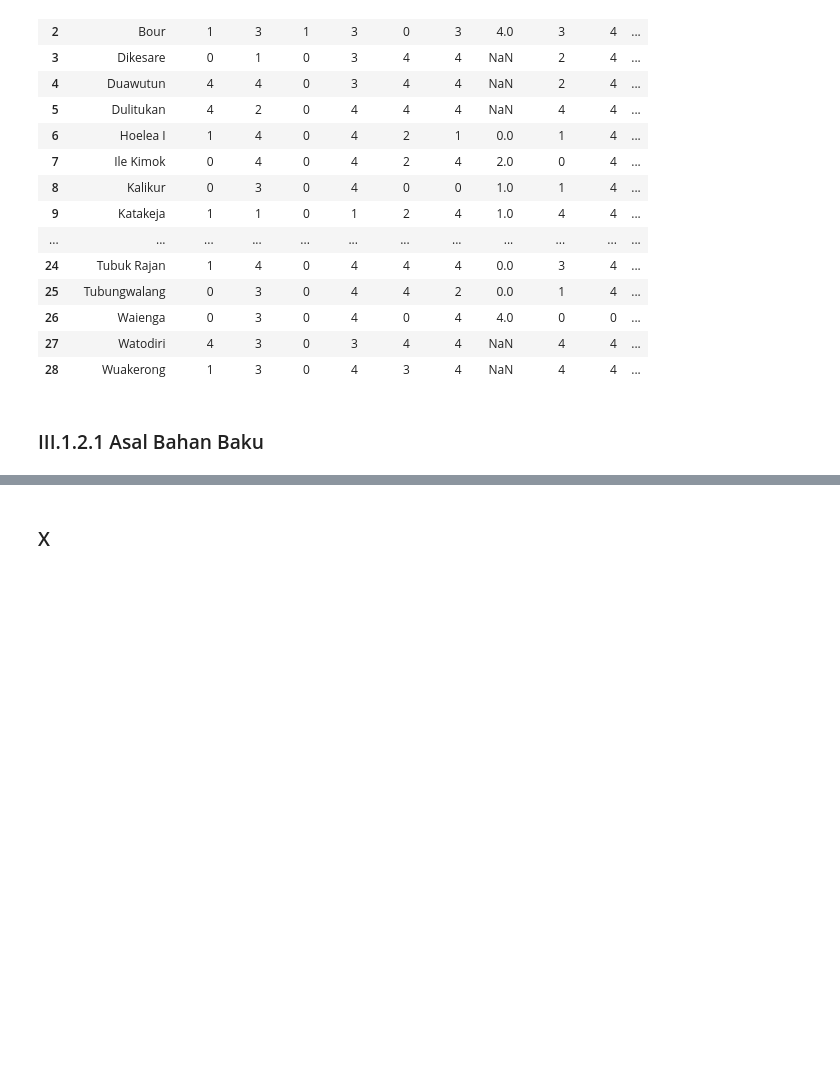
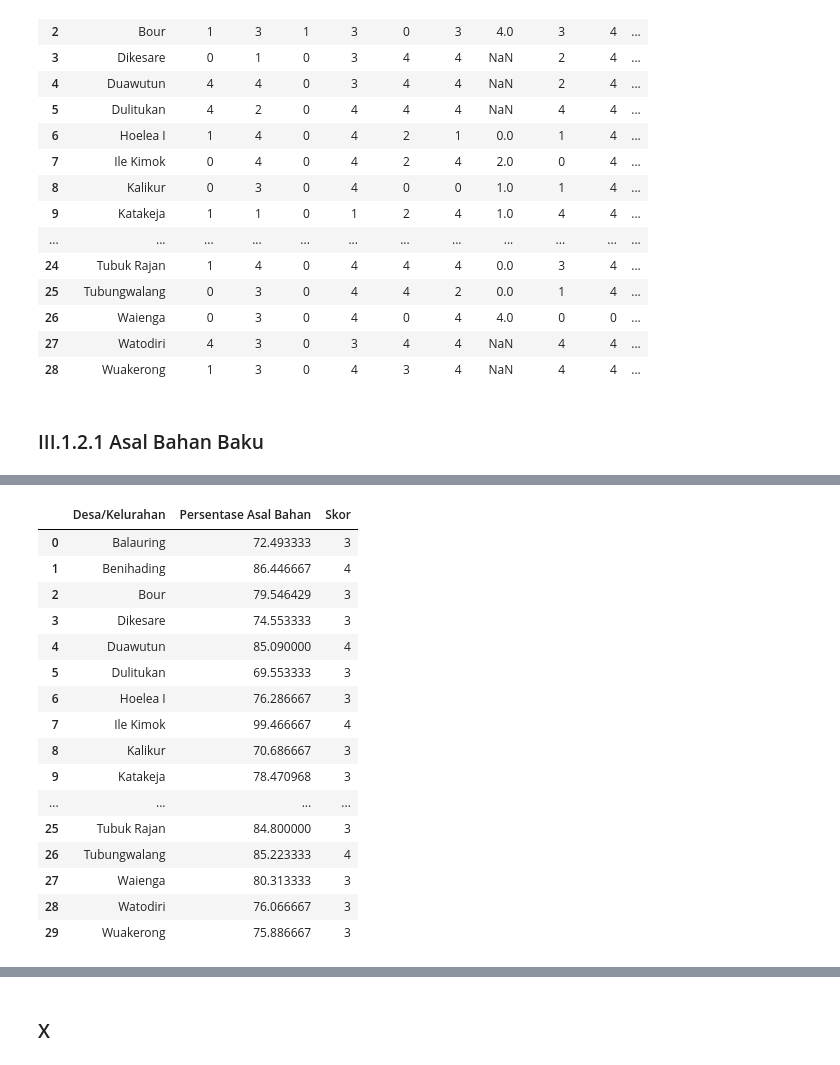
Before and after one commit to hldfiadn/rumah-tangga-mbkp, a Jupyter notebook: df sesuai atribut/perhitungan_IKP.ipynb, the cells around one changed output, grey strips where cells are left out. Drawn from its saved outputs; the diff is of its cells as text; code cells hidden in the pictures; blank space fills up the shorter version.

```diff
--- a/df sesuai atribut/perhitungan_IKP.ipynb
+++ b/df sesuai atribut/perhitungan_IKP.ipynb
@@ -2126,0 +2258,40 @@ desc_sorted
+# %%
+persentase_asal_bahan = (
+    asal_bahan.groupby('Desa/Kelurahan')['rata_rata_6']
+      .apply(lambda x: x.mean())
+      .reset_index(name='Persentase Asal Bahan')
+)
+
+def skor_ab(p):
+    if p <= 31:
+        return 0
+    elif p <= 45:
+        return 1
+    elif p <= 65:
+        return 2
+    elif p <= 85:
+        return 3
+    else:
+        return 4
+
+persentase_asal_bahan['Skor'] = persentase_asal_bahan['Persentase Asal Bahan'].apply(skor_ab)
+# %%
+persentase_asal_bahan
+# %% [output]
+|  | Desa/Kelurahan | Persentase Asal Bahan | Skor |
+| 0 | Balauring | 72.493333 | 3 |
+| 1 | Benihading | 86.446667 | 4 |
+| 2 | Bour | 79.546429 | 3 |
+| 3 | Dikesare | 74.553333 | 3 |
+| 4 | Duawutun | 85.090000 | 4 |
+| 5 | Dulitukan | 69.553333 | 3 |
+| 6 | Hoelea I | 76.286667 | 3 |
+| 7 | Ile Kimok | 99.466667 | 4 |
+| 8 | Kalikur | 70.686667 | 3 |
+| 9 | Katakeja | 78.470968 | 3 |
+| ... | ... | ... | ... |
+| 25 | Tubuk Rajan | 84.800000 | 3 |
+| 26 | Tubungwalang | 85.223333 | 4 |
+| 27 | Waienga | 80.313333 | 3 |
+| 28 | Watodiri | 76.066667 | 3 |
+| 29 | Wuakerong | 75.886667 | 3 |
```
Also changed, not shown: parts of 10 cells of this notebook, 5 other files.
